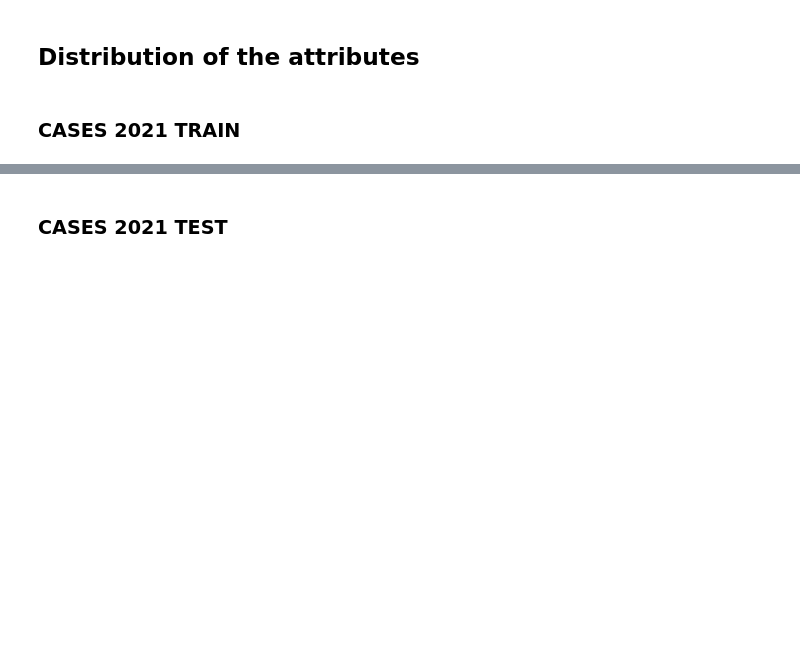
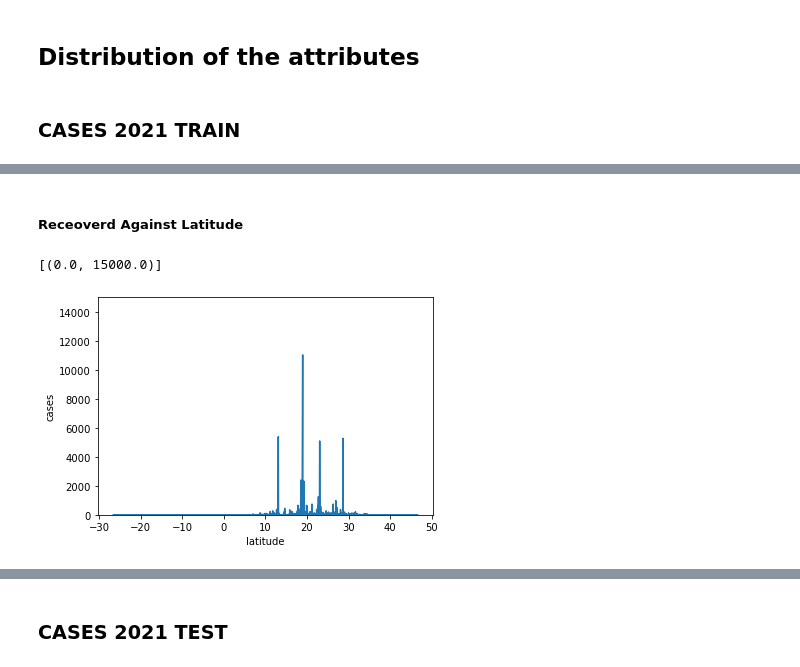
Before and after one commit to HarryPreet/data-mining-459, a Jupyter notebook: milestone1/code/src/eda.ipynb, the cells around one changed output, grey strips where cells are left out. Drawn from its saved outputs; the diff is of its cells as text; code cells hidden in the pictures; blank space fills up the shorter version.

```diff
--- a/milestone1/code/src/eda.ipynb
+++ b/milestone1/code/src/eda.ipynb
@@ -96,0 +128,9 @@ by_day
+# %% [markdown]
+##### Receoverd Against Latitude
+# %%
+latitude = cases_train_recov.groupby('latitude').size().to_frame('cases')
+p= sns.lineplot(x="latitude",y="cases",data = latitude)
+p.set(ylim=(0,15000))
+# %% [output]
+[(0.0, 15000.0)]
+[figure, added]
```
Also changed, not shown: parts of 34 cells of this notebook.
